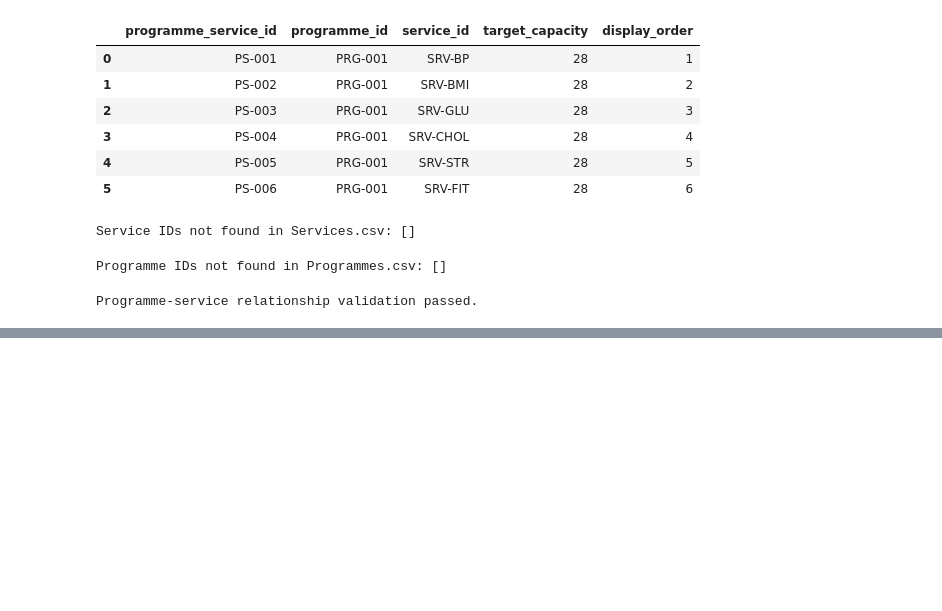
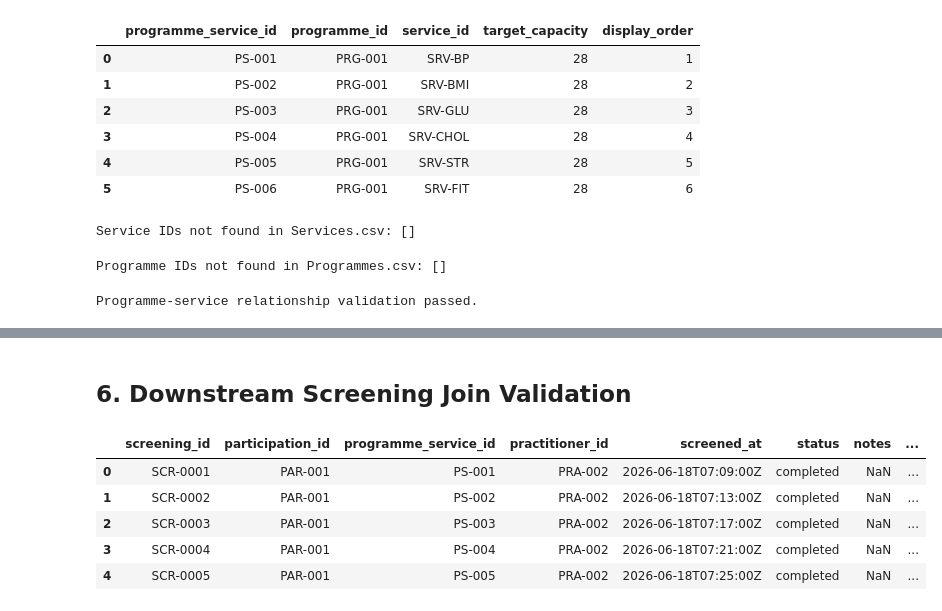
Before and after one commit to vimotechnologies/pulse80, a Jupyter notebook: data-analytics/notebooks/eda/services/service_EDA.ipynb, the cells around one changed output, grey strips where cells are left out. Drawn from its saved outputs; the diff is of its cells as text; code cells hidden in the pictures; blank space fills up the shorter version.

```diff
--- a/data-analytics/notebooks/eda/services/service_EDA.ipynb
+++ b/data-analytics/notebooks/eda/services/service_EDA.ipynb
@@ -162,0 +199,11 @@ Programme-service relationship validation passed.
+# %% [markdown]
+## 6. Downstream Screening Join Validation
+# %%
+screening_bridge_join = screenings.merge(programme_services[["programme_service_id", "programme_id", "service_id"]], on="programme_service_id", how="left", validate="many_to_one", indicator="programme_service_join_status"); screening_bridge_join.head()
+# %% [output]
+|  | screening_id | participation_id | programme_service_id | practitioner_id | screened_at | status | notes | ... |
+| 0 | SCR-0001 | PAR-001 | PS-001 | PRA-002 | 2026-06-18T07:09:00Z | completed | NaN | ... |
+| 1 | SCR-0002 | PAR-001 | PS-002 | PRA-002 | 2026-06-18T07:13:00Z | completed | NaN | ... |
+| 2 | SCR-0003 | PAR-001 | PS-003 | PRA-002 | 2026-06-18T07:17:00Z | completed | NaN | ... |
+| 3 | SCR-0004 | PAR-001 | PS-004 | PRA-002 | 2026-06-18T07:21:00Z | completed | NaN | ... |
+| 4 | SCR-0005 | PAR-001 | PS-005 | PRA-002 | 2026-06-18T07:25:00Z | completed | NaN | ... |
```
Also changed, not shown: parts of 9 cells of this notebook.
